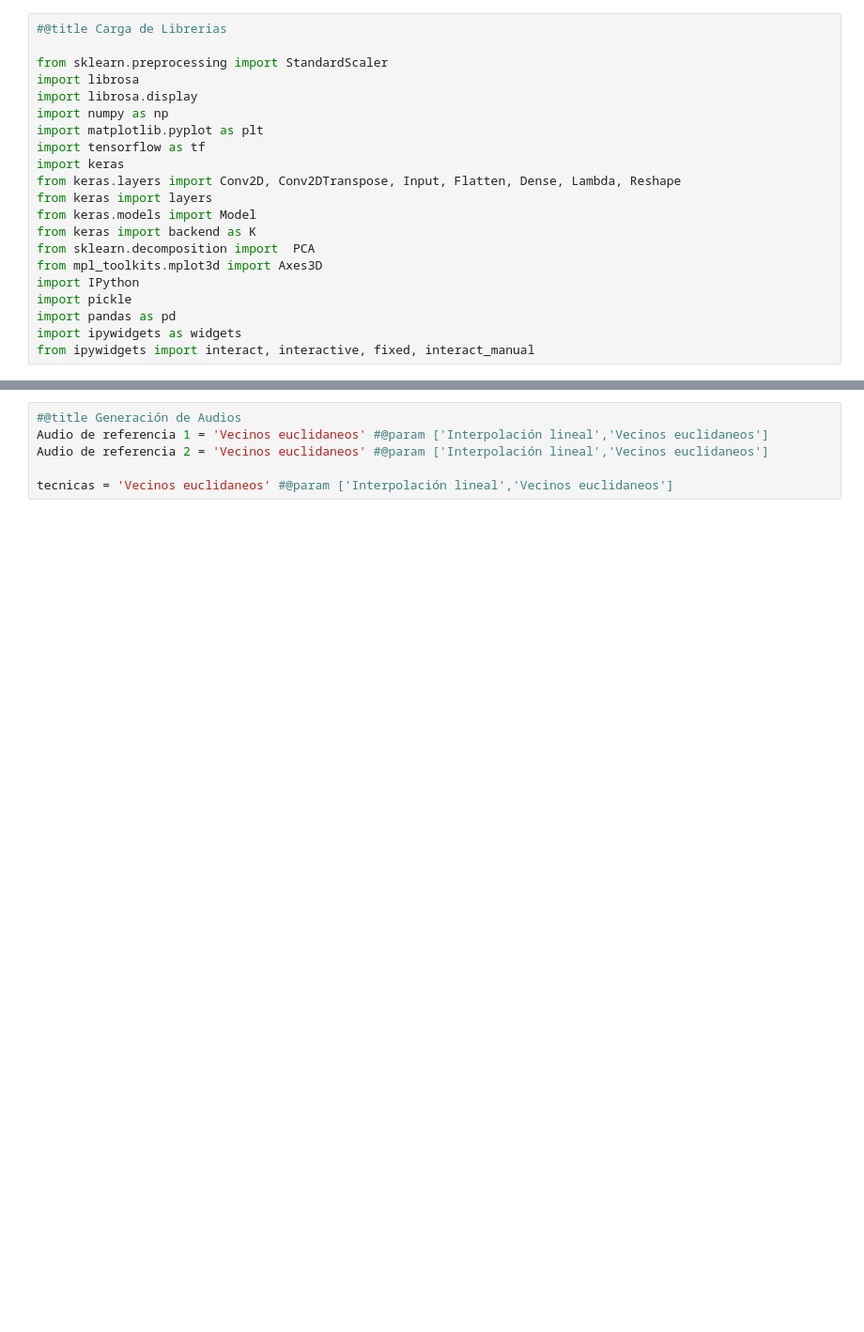
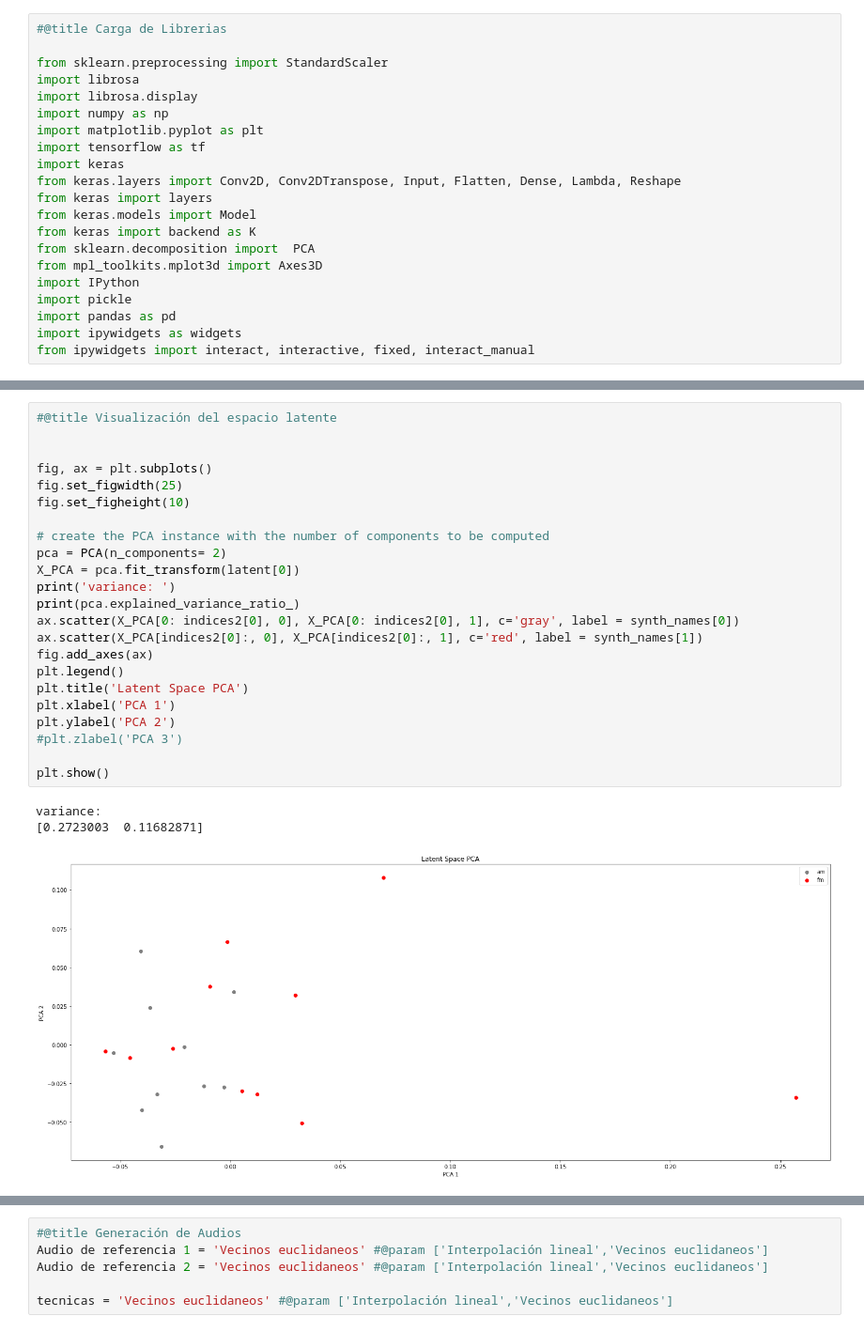
Before and after one commit to mezaga/ACIML, a Jupyter notebook: ACIML_prototype.ipynb, the cells around one changed output, grey strips where cells are left out. Shown at 94% size. Saved outputs shown, nothing was run; the diff lists cells and outputs as text; blank space fills up the shorter version.

```diff
--- a/ACIML_prototype.ipynb
+++ b/ACIML_prototype.ipynb
@@ -280,3 +311,30 @@ latent[0]
+# %%
+#@title Visualización del espacio latente
+
+
+fig, ax = plt.subplots()
+fig.set_figwidth(25)
+fig.set_figheight(10)
+
+# create the PCA instance with the number of components to be computed
+pca = PCA(n_components= 2)
+X_PCA = pca.fit_transform(latent[0])
+print('variance: ')
+print(pca.explained_variance_ratio_)
+ax.scatter(X_PCA[0: indices2[0], 0], X_PCA[0: indices2[0], 1], c='gray', label = synth_names[0])
+ax.scatter(X_PCA[indices2[0]:, 0], X_PCA[indices2[0]:, 1], c='red', label = synth_names[1])
+fig.add_axes(ax)
+plt.legend()
+plt.title('Latent Space PCA')
+plt.xlabel('PCA 1')
+plt.ylabel('PCA 2')
+#plt.zlabel('PCA 3')
+
+plt.show()
+# %% [output]
+variance:
+[0.2723003  0.11682871]
+[figure, added]
 # %%
 y_hat = vae.predict(Xw)
 plt.figure(figsize=(15, 6))
```
Also changed, not shown: parts of 16 cells of this notebook.
